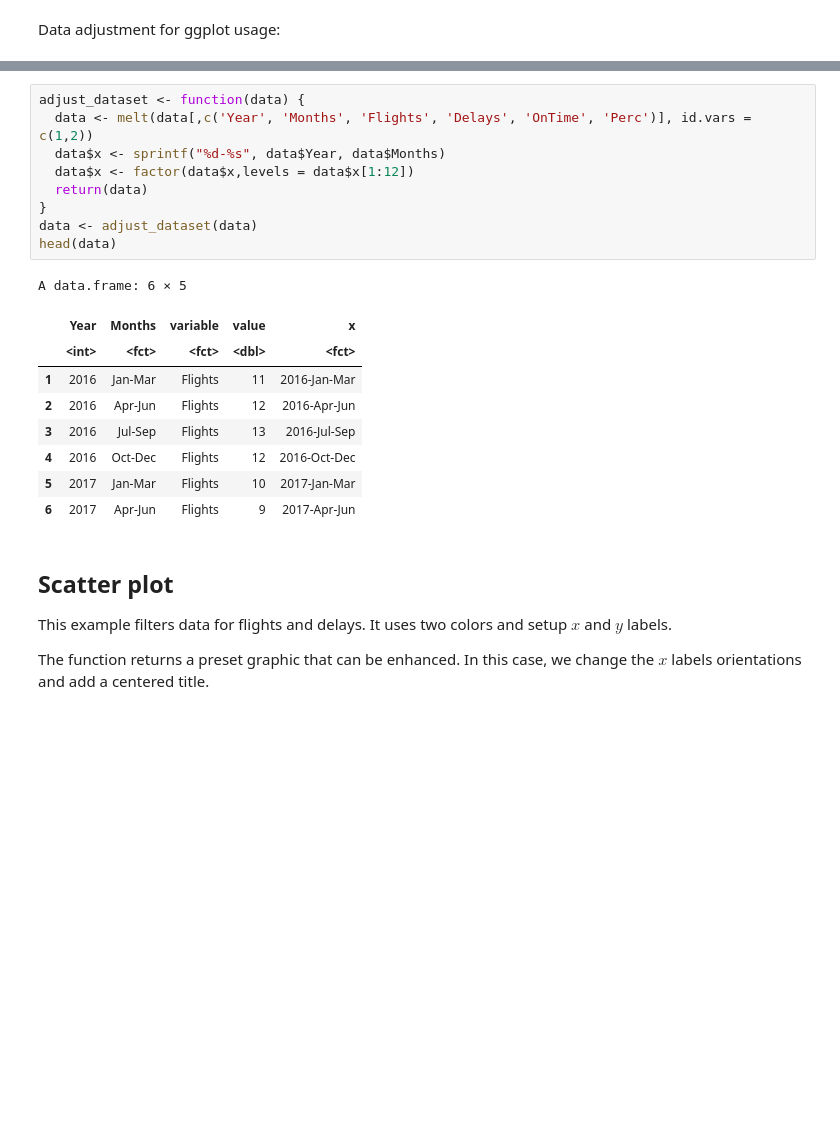
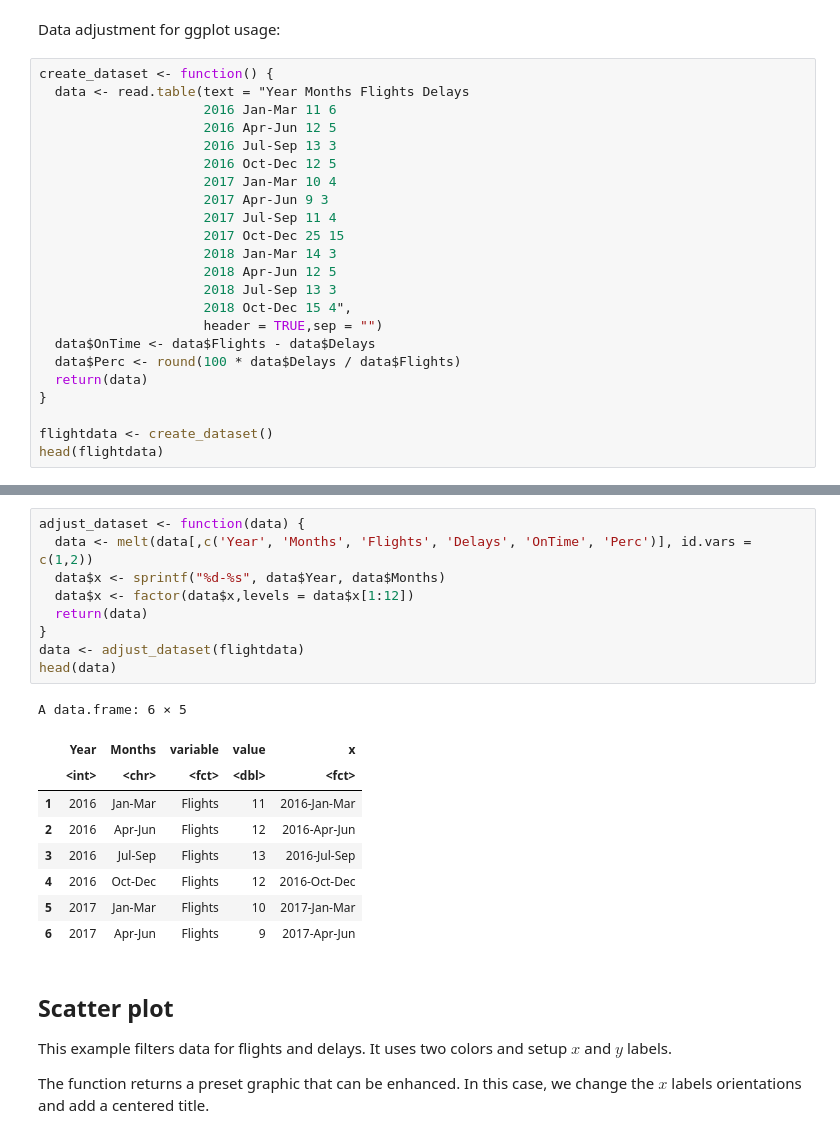
Before and after one commit to eogasawara/mylibrary, a Jupyter notebook: Graphic.ipynb, the cells around one changed output, grey strips where cells are left out. Drawn from its saved outputs; the diff is of its cells as text; blank space fills up the shorter version.

```diff
--- a/Graphic.ipynb
+++ b/Graphic.ipynb
@@ -68,2 +53,25 @@ A data.frame: 6 × 6
 # %% [markdown]
 Data adjustment for ggplot usage:
+# %%
+create_dataset <- function() {
+  data <- read.table(text = "Year Months Flights Delays
+                     2016 Jan-Mar 11 6
+                     2016 Apr-Jun 12 5
+                     2016 Jul-Sep 13 3
+                     2016 Oct-Dec 12 5
+                     2017 Jan-Mar 10 4
+                     2017 Apr-Jun 9 3
+                     2017 Jul-Sep 11 4
+                     2017 Oct-Dec 25 15
+                     2018 Jan-Mar 14 3
+                     2018 Apr-Jun 12 5
+                     2018 Jul-Sep 13 3
+                     2018 Oct-Dec 15 4",
+                     header = TRUE,sep = "")
+  data$OnTime <- data$Flights - data$Delays
+  data$Perc <- round(100 * data$Delays / data$Flights)
+  return(data)
+}
+
+flightdata <- create_dataset()
+head(flightdata)
@@ -70,16 +88,16 @@ Data adjustment for ggplot usage:
 # %%
 adjust_dataset <- function(data) {
   data <- melt(data[,c('Year', 'Months', 'Flights', 'Delays', 'OnTime', 'Perc')], id.vars = c(1,2))
   data$x <- sprintf("%d-%s", data$Year, data$Months)
   data$x <- factor(data$x,levels = data$x[1:12])
   return(data)
 }
-data <- adjust_dataset(data)
+data <- adjust_dataset(flightdata)
 head(data)
 # %% [output]
 A data.frame: 6 × 5
 |  | Year | Months | variable | value | x |
-|  | <int> | <fct> | <fct> | <dbl> | <fct> |
+|  | <int> | <chr> | <fct> | <dbl> | <fct> |
 | 1 | 2016 | Jan-Mar | Flights | 11 | 2016-Jan-Mar |
 | 2 | 2016 | Apr-Jun | Flights | 12 | 2016-Apr-Jun |
 | 3 | 2016 | Jul-Sep | Flights | 13 | 2016-Jul-Sep |
```
Also changed, not shown: parts of 5 cells of this notebook.
